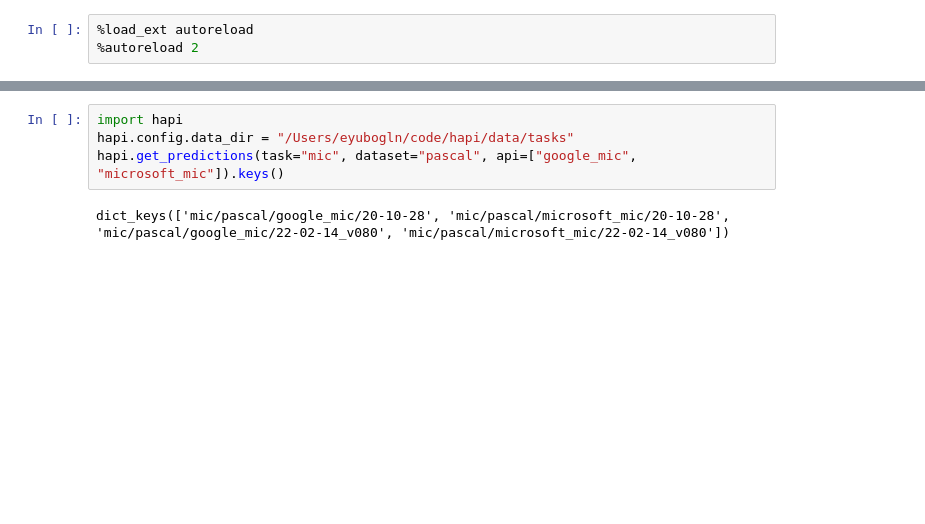
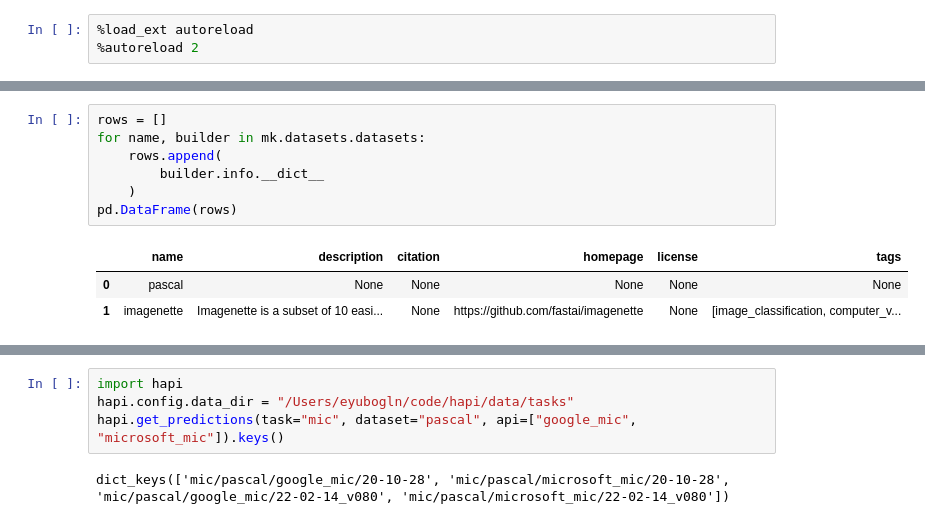
Before and after one commit to lchen001/HAPI, a Jupyter notebook: examples/dev.ipynb, the cells around one changed output, grey strips where cells are left out. Drawn from its saved outputs; the diff is of its cells as text; blank space fills up the shorter version.

```diff
--- a/examples/dev.ipynb
+++ b/examples/dev.ipynb
@@ -8,0 +119,11 @@ os.name
+# %%
+rows = []
+for name, builder in mk.datasets.datasets:
+    rows.append(
+        builder.info.__dict__
+    )
+pd.DataFrame(rows)
+# %% [output]
+|  | name | description | citation | homepage | license | tags |
+| 0 | pascal | None | None | None | None | None |
+| 1 | imagenette | Imagenette is a subset of 10 easi... | None | https://github.com/fastai/imagenette | None | [image_classification, computer_v... |
```
Also changed, not shown: parts of 35 cells of this notebook, 1 other file.
